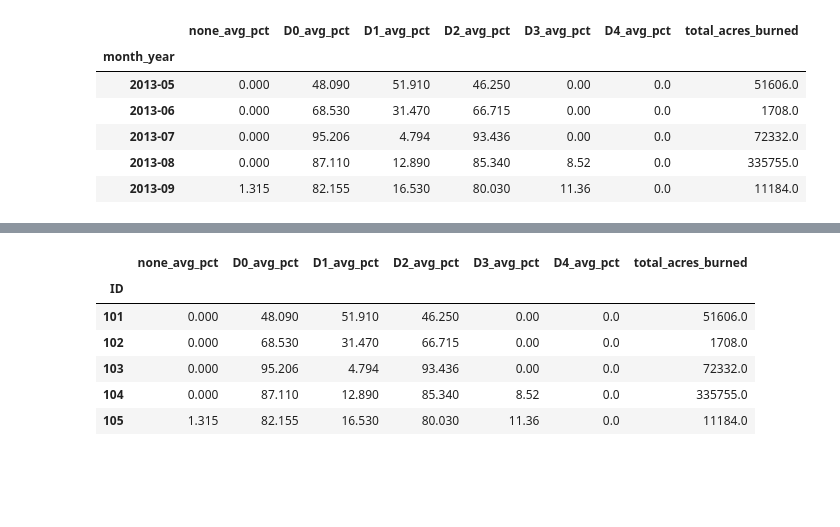
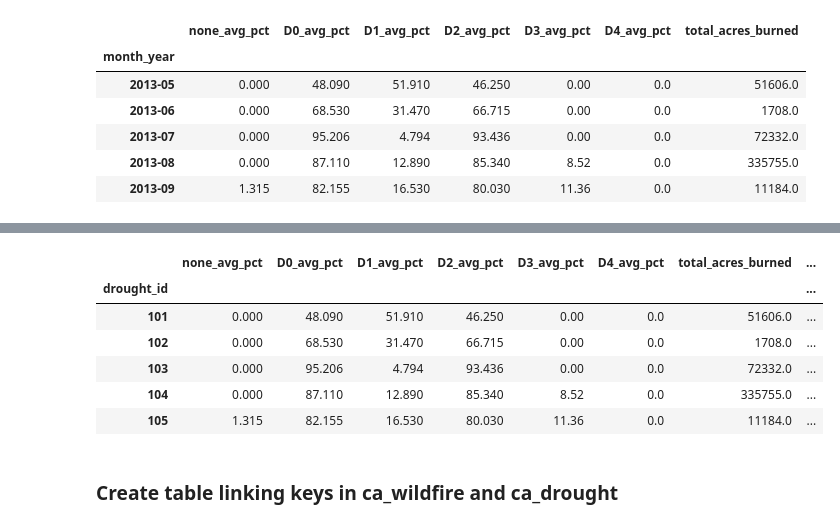
Before and after one commit to Erink8/Project3, a Jupyter notebook: CA_wildfire_data.ipynb, the cells around one changed output, grey strips where cells are left out. Cells and saved outputs as stored; diff of their text form; code cells hidden in the pictures; blank space fills up the shorter version.

```diff
--- a/CA_wildfire_data.ipynb
+++ b/CA_wildfire_data.ipynb
@@ -201,6 +206,7 @@ memory usage: 25.9+ KB
 # %%
-wildfire5['ID'] = (range(1, len(wildfire5) + 1))
-wildfire5['ID'] = wildfire5['ID'] + 1000
+# Create unique ID values for each wilfire
+wildfire5['fire_id'] = (range(1, len(wildfire5) + 1))
+wildfire5['fire_id'] = wildfire5['fire_id'] + 1000
 wildfire5.head()
 # %% [output]
 A value is trying to be set on a copy of a slice from a DataFrame.
@@ -219,7 +226,7 @@ See the caveats in the documentation: https://pandas.pydata.org/pandas-docs/stab
 | 22 | San Felipe Fire | San Diego | San Felipe Road, north of Highway... | -116.525790 | 33.121110 | 2650.0 | 2013-05-23 | 2013-05-26 | ... |
 | 25 | General Fire | San Diego | Banner Grade area, south of Hwy 7... | -116.520900 | 33.044580 | 2500.0 | 2013-05-26 | 2013-05-31 | ... |
 # %%
-wildfire5.index = wildfire5['ID']
+wildfire5.index = wildfire5['fire_id']
 wildfire5.head()
 # %% [output]
 |  | incident_name | county | location | longitude | latitude | acres_burned | start_date | extinguished_date | ... |
@@ -413,8 +440,11 @@ merge_data5.head()
 | 2013-08 | 0.000 | 87.110 | 12.890 | 85.340 | 8.52 | 0.0 | 335755.0 |
 | 2013-09 | 1.315 | 82.155 | 16.530 | 80.030 | 11.36 | 0.0 | 11184.0 |
 # %%
-merge_data5['ID'] = (range(1, len(merge_data5) + 1))
-merge_data5['ID'] = merge_data5['ID'] + 100
+# Create unique ID for each month
+merge_data5['drought_id'] = (range(1, len(merge_data5) + 1))
+merge_data5['drought_id'] = merge_data5['drought_id'] + 100
+merge_data5['month_year'] = merge_data5.index
+merge_data5.index = merge_data5['drought_id']
 merge_data5.head()
 # %% [output]
 |  | none_avg_pct | D0_avg_pct | D1_avg_pct | D2_avg_pct | D3_avg_pct | D4_avg_pct | total_acres_burned | ... |
@@ -427,3 +456,0 @@ merge_data5.head()
-# %%
-merge_data5.index = merge_data5['ID']
-merge_data5.head()
@@ -438,13 +457,16 @@ merge_data5.head()
 # %%
-merge_data6 = merge_data5.drop(['ID'], axis=1)
+# Drop extra ID column
+merge_data6 = merge_data5.drop(['drought_id'], axis=1)
 merge_data6.head()
 # %% [output]
-|  | none_avg_pct | D0_avg_pct | D1_avg_pct | D2_avg_pct | D3_avg_pct | D4_avg_pct | total_acres_burned |
-| ID |  |  |  |  |  |  |  |
-| 101 | 0.000 | 48.090 | 51.910 | 46.250 | 0.00 | 0.0 | 51606.0 |
-| 102 | 0.000 | 68.530 | 31.470 | 66.715 | 0.00 | 0.0 | 1708.0 |
-| 103 | 0.000 | 95.206 | 4.794 | 93.436 | 0.00 | 0.0 | 72332.0 |
-| 104 | 0.000 | 87.110 | 12.890 | 85.340 | 8.52 | 0.0 | 335755.0 |
-| 105 | 1.315 | 82.155 | 16.530 | 80.030 | 11.36 | 0.0 | 11184.0 |
+|  | none_avg_pct | D0_avg_pct | D1_avg_pct | D2_avg_pct | D3_avg_pct | D4_avg_pct | total_acres_burned | ... |
+| drought_id |  |  |  |  |  |  |  | ... |
+| 101 | 0.000 | 48.090 | 51.910 | 46.250 | 0.00 | 0.0 | 51606.0 | ... |
+| 102 | 0.000 | 68.530 | 31.470 | 66.715 | 0.00 | 0.0 | 1708.0 | ... |
+| 103 | 0.000 | 95.206 | 4.794 | 93.436 | 0.00 | 0.0 | 72332.0 | ... |
+| 104 | 0.000 | 87.110 | 12.890 | 85.340 | 8.52 | 0.0 | 335755.0 | ... |
+| 105 | 1.315 | 82.155 | 16.530 | 80.030 | 11.36 | 0.0 | 11184.0 | ... |
 # %%
 merge_data6.to_csv("Resources/ca_drought.csv", index=True)
+# %% [markdown]
+### Create table linking keys in ca_wildfire and ca_drought
```
Also changed, not shown: parts of 37 cells of this notebook, 3 other files.
